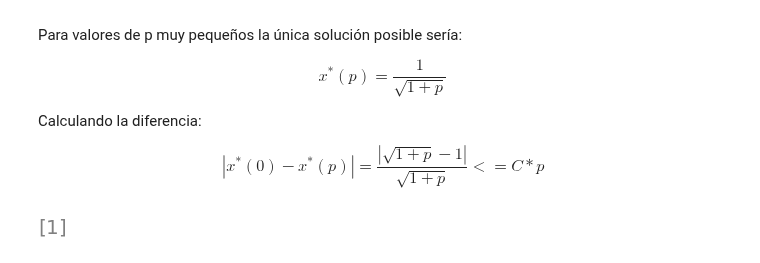
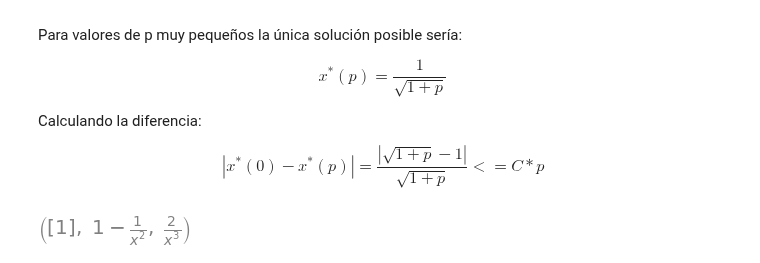
Before and after one commit to jairocuellar/System_identification, a Jupyter notebook: class_04_02.ipynb, the cells around one changed output. Saved outputs shown, nothing was run; the diff lists cells and outputs as text; code cells hidden in the pictures.

```diff
--- a/class_04_02.ipynb
+++ b/class_04_02.ipynb
@@ -52,13 +52,13 @@ $$|x^*(0) - x^*(p)| = \frac{|\sqrt{1+p}-1|}{\sqrt{1+p}} <= C*p$$
 # %%
 # Comparando la igualdad de x sin perturbación y x con perturbación
 x = sym.symbols('x',real = True,positive = True)
 fx = 1/x + x
 grad_x = fx.diff(x)
 hessian = grad_x.diff(x)
 x0 = sym.solve(grad_x)
-x0
+x0, grad_x, hessian
 # %% [output]
-[figure, old version]
+[figure, new version]
 # %%
 sym.plot(fx,(x,0.02,20),legend=['f(x)'])
 # %% [output]
```
Also changed, not shown: parts of 3 cells of this notebook, 2 other files.
